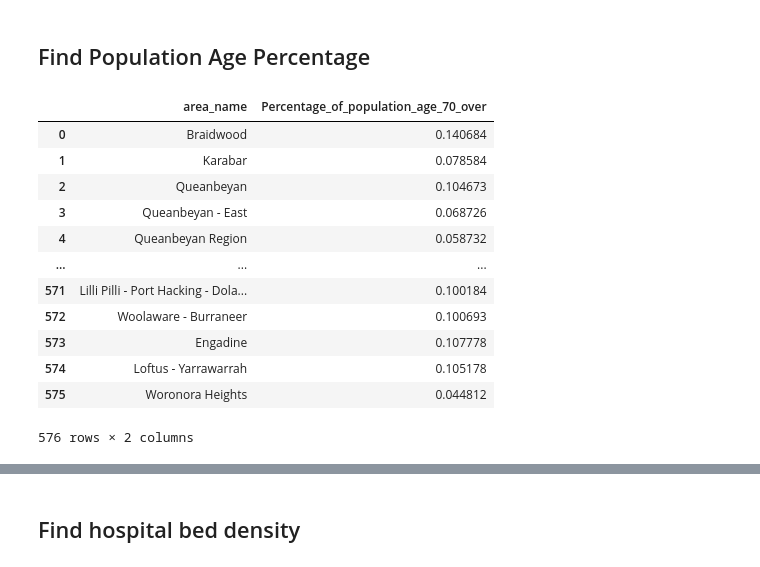
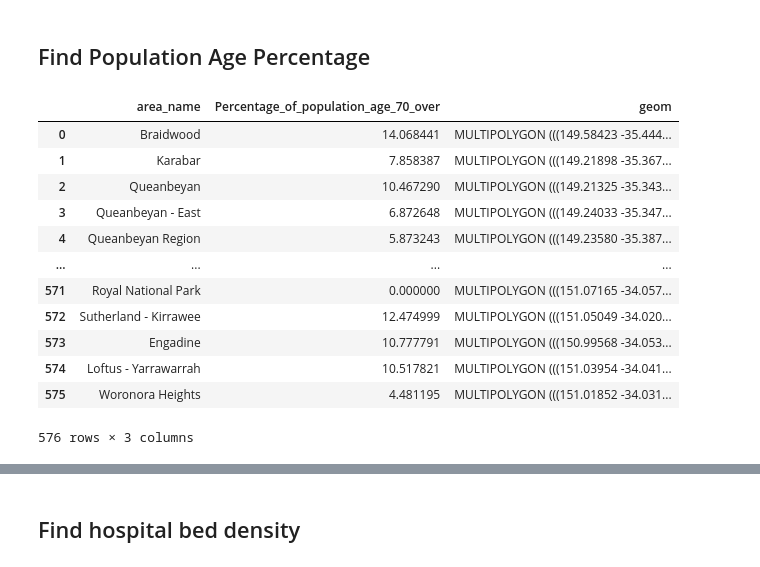
Before and after one commit to KhangNguyen22/data2001-data-science, a Jupyter notebook: Assignment.ipynb, the cells around one changed output, grey strips where cells are left out. Drawn from its saved outputs; the diff is of its cells as text; code cells hidden in the pictures.

```diff
--- a/Assignment.ipynb
+++ b/Assignment.ipynb
@@ -22,8 +22,8 @@ from pprint import pprint
 
 def pgconnect():
     # please replace <your_unikey> and <your_SID> with your own details
-    YOUR_UNIKEY = 'mngu3698'
-    YOUR_PW     = '490503902'
+    YOUR_UNIKEY = ''
+    YOUR_PW     = ''
     DB_LOGIN    = 'y20s1d2x01_'+ YOUR_UNIKEY
 
     try:
@@ -453,23 +421,23 @@ plt.show()
 # %%
 query = """select area_name,CASE
 WHEN total_persons = NULL OR total_persons = 0 Then NULL
-ELSE (age_70_to_74 + age_75_to_79 + age_80_to_84 + age_85_and_over)/total_persons::float
-END AS "Percentage_of_population_age_70_over"
-from population_stats_2016 ;"""
+ELSE 100*(age_70_to_74 + age_75_to_79 + age_80_to_84 + age_85_and_over)/total_persons::float
+END AS "Percentage_of_population_age_70_over", geom
+from population_stats_2016 p LEFT JOIN sa2_data s ON (p.area_id = s.id);"""
 
-population_age = pd.read_sql(query,conn)
+population_age = gpd.read_postgis(query,conn)
 population_age
 # %% [output]
-|  | area_name | Percentage_of_population_age_70_over |
-| 0 | Braidwood | 0.140684 |
-| 1 | Karabar | 0.078584 |
-| 2 | Queanbeyan | 0.104673 |
-| 3 | Queanbeyan - East | 0.068726 |
-| 4 | Queanbeyan Region | 0.058732 |
-| ... | ... | ... |
-| 571 | Lilli Pilli - Port Hacking - Dola... | 0.100184 |
-| 572 | Woolaware - Burraneer | 0.100693 |
-| 573 | Engadine | 0.107778 |
-| 574 | Loftus - Yarrawarrah | 0.105178 |
-| 575 | Woronora Heights | 0.044812 |
+|  | area_name | Percentage_of_population_age_70_over | geom |
+| 0 | Braidwood | 14.068441 | MULTIPOLYGON (((149.58423 -35.444... |
+| 1 | Karabar | 7.858387 | MULTIPOLYGON (((149.21898 -35.367... |
+| 2 | Queanbeyan | 10.467290 | MULTIPOLYGON (((149.21325 -35.343... |
+| 3 | Queanbeyan - East | 6.872648 | MULTIPOLYGON (((149.24033 -35.347... |
+| 4 | Queanbeyan Region | 5.873243 | MULTIPOLYGON (((149.23580 -35.387... |
+| ... | ... | ... | ... |
+| 571 | Royal National Park | 0.000000 | MULTIPOLYGON (((151.07165 -34.057... |
+| 572 | Sutherland - Kirrawee | 12.474999 | MULTIPOLYGON (((151.05049 -34.020... |
+| 573 | Engadine | 10.777791 | MULTIPOLYGON (((150.99568 -34.053... |
+| 574 | Loftus - Yarrawarrah | 10.517821 | MULTIPOLYGON (((151.03954 -34.041... |
+| 575 | Woronora Heights | 4.481195 | MULTIPOLYGON (((151.01852 -34.031... |
-576 rows × 2 columns
+576 rows × 3 columns
```
Also changed, not shown: parts of 17 cells of this notebook.
